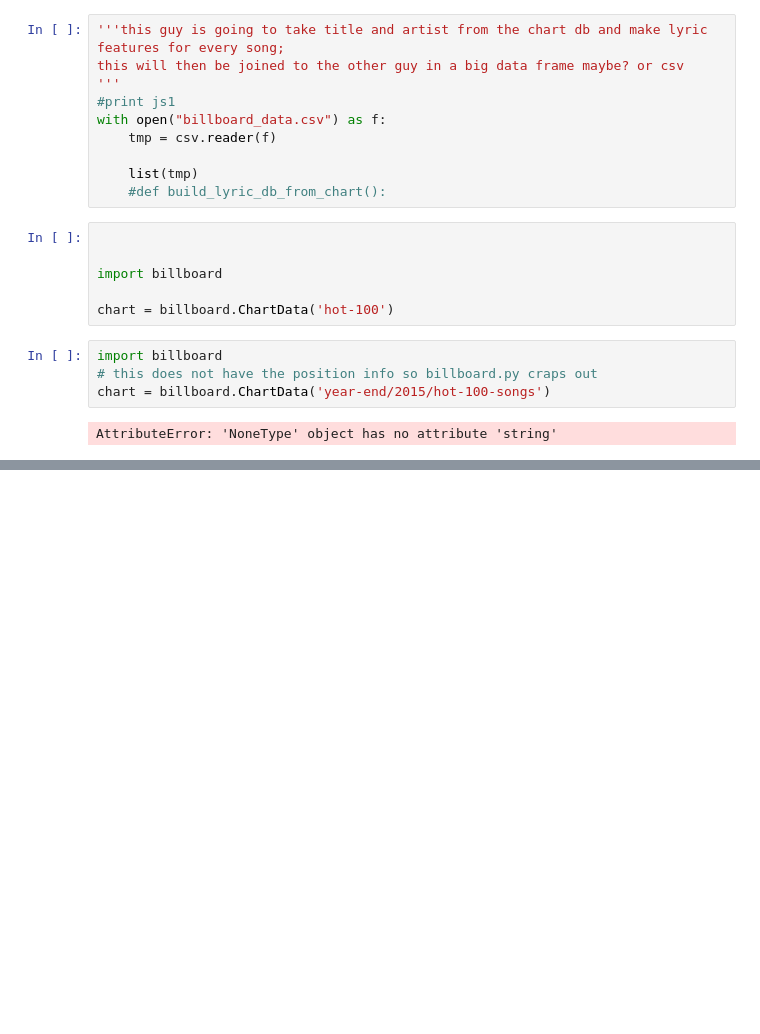
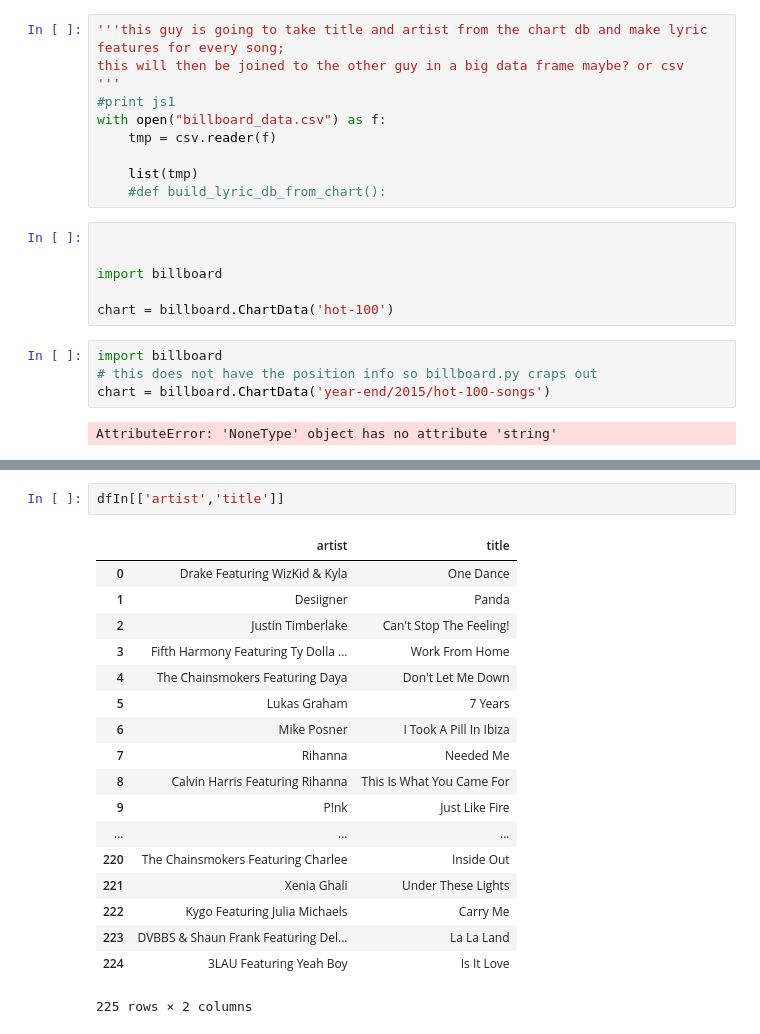
Before and after one commit to steeles/insight-data-science, a Jupyter notebook: music3.ipynb, the cells around one changed output, grey strips where cells are left out. Saved outputs shown, nothing was run; the diff lists cells and outputs as text; blank space fills up the shorter version.

```diff
--- a/music3.ipynb
+++ b/music3.ipynb
@@ -355,0 +424,21 @@ def build_lyrics_db_from_chart(filename="billboard_data.csv"):
+# %%
+dfIn[['artist','title']]
+# %% [output]
+|  | artist | title |
+| 0 | Drake Featuring WizKid & Kyla | One Dance |
+| 1 | Desiigner | Panda |
+| 2 | Justin Timberlake | Can't Stop The Feeling! |
+| 3 | Fifth Harmony Featuring Ty Dolla ... | Work From Home |
+| 4 | The Chainsmokers Featuring Daya | Don't Let Me Down |
+| 5 | Lukas Graham | 7 Years |
+| 6 | Mike Posner | I Took A Pill In Ibiza |
+| 7 | Rihanna | Needed Me |
+| 8 | Calvin Harris Featuring Rihanna | This Is What You Came For |
+| 9 | P!nk | Just Like Fire |
+| ... | ... | ... |
+| 220 | The Chainsmokers Featuring Charlee | Inside Out |
+| 221 | Xenia Ghali | Under These Lights |
+| 222 | Kygo Featuring Julia Michaels | Carry Me |
+| 223 | DVBBS & Shaun Frank Featuring Del... | La La Land |
+| 224 | 3LAU Featuring Yeah Boy | Is It Love |
+225 rows × 2 columns
```
Also changed, not shown: parts of 9 cells of this notebook, 1 other file.
